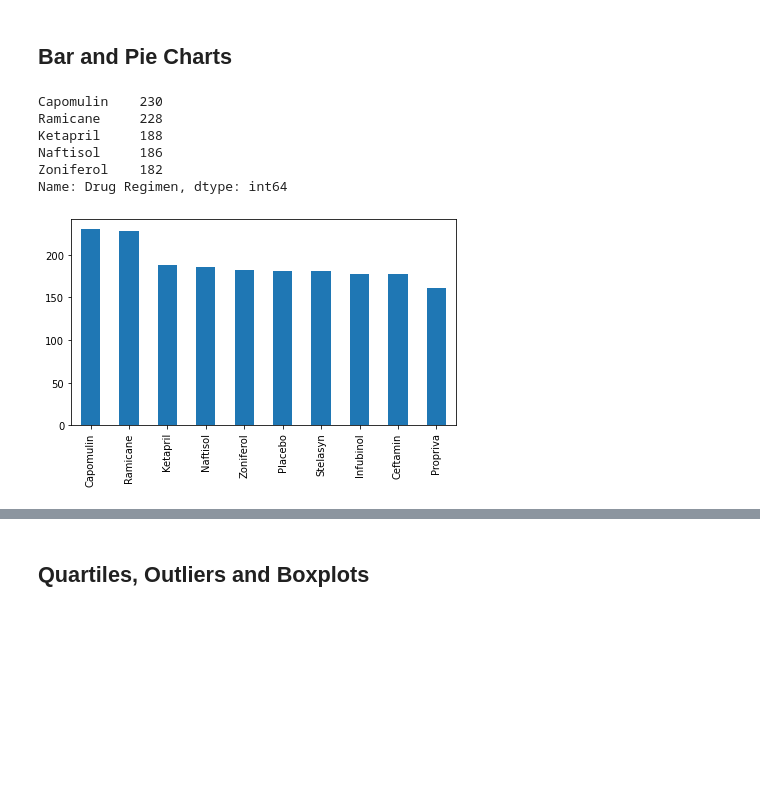
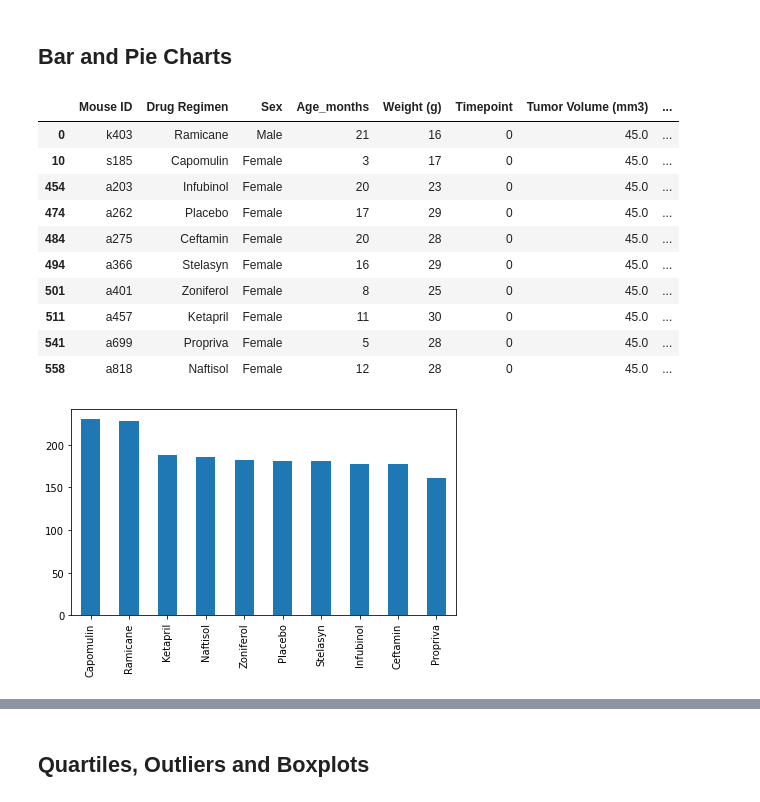
Before and after one commit to sustainedtang/matplotlib-challenge-, a Jupyter notebook: pymaceuticals_starter.ipynb, the cells around one changed output, grey strips where cells are left out. Saved outputs shown, nothing was run; the diff lists cells and outputs as text; code cells hidden in the pictures; blank space fills up the shorter version.

```diff
--- a/pymaceuticals_starter.ipynb
+++ b/pymaceuticals_starter.ipynb
@@ -131,15 +131,22 @@ drug_table
 # %%
 # Generate a bar plot showing the total number of measurements taken on each drug regimen using pandas.
 drug_count = combined_data["Drug Regimen"].value_counts()
 drug_bars = drug_count.plot(kind="bar")
 plt.tight_layout()
+drug_names = combined_data.drop_duplicates(subset="Drug Regimen")
+drug_names.head(None)
 # %% [output]
-Capomulin    230
-Ramicane     228
-Ketapril     188
-Naftisol     186
-Zoniferol    182
-Name: Drug Regimen, dtype: int64
+|  | Mouse ID | Drug Regimen | Sex | Age_months | Weight (g) | Timepoint | Tumor Volume (mm3) | ... |
+| 0 | k403 | Ramicane | Male | 21 | 16 | 0 | 45.0 | ... |
+| 10 | s185 | Capomulin | Female | 3 | 17 | 0 | 45.0 | ... |
+| 454 | a203 | Infubinol | Female | 20 | 23 | 0 | 45.0 | ... |
+| 474 | a262 | Placebo | Female | 17 | 29 | 0 | 45.0 | ... |
+| 484 | a275 | Ceftamin | Female | 20 | 28 | 0 | 45.0 | ... |
+| 494 | a366 | Stelasyn | Female | 16 | 29 | 0 | 45.0 | ... |
+| 501 | a401 | Zoniferol | Female | 8 | 25 | 0 | 45.0 | ... |
+| 511 | a457 | Ketapril | Female | 11 | 30 | 0 | 45.0 | ... |
+| 541 | a699 | Propriva | Female | 5 | 28 | 0 | 45.0 | ... |
+| 558 | a818 | Naftisol | Female | 12 | 28 | 0 | 45.0 | ... |
 [figure]
 # %%
 # Generate a bar plot showing the total number of measurements taken on each drug regimen using pyplot.
```
Also changed, not shown: parts of 4 cells of this notebook.
